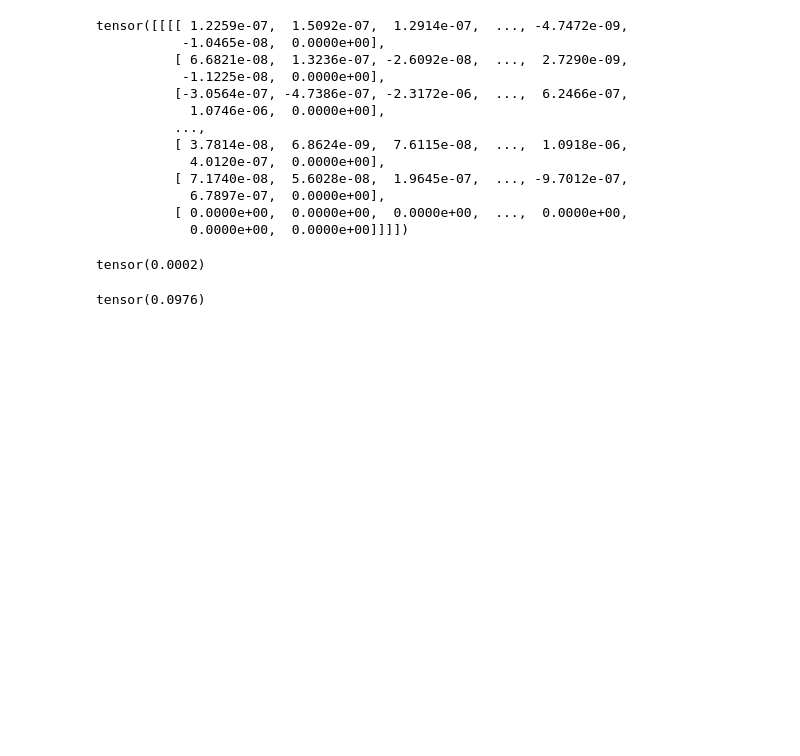
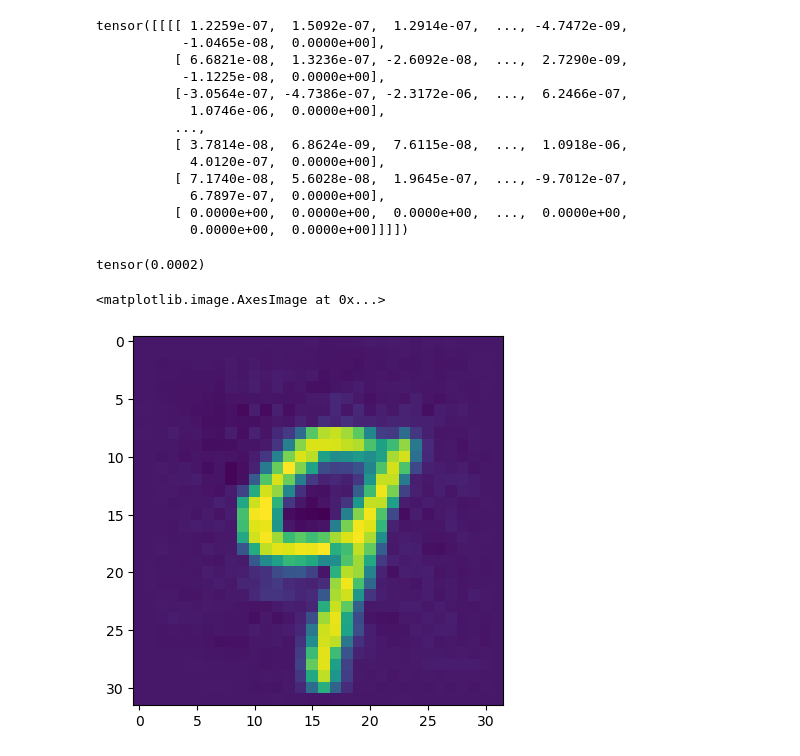
Before and after one commit to TannerAGraves/FW-variants-for-WB-Adversarial-Attacks, a Jupyter notebook: scratch.ipynb, the cells around one changed output. Drawn from its saved outputs; the diff is of its cells as text; code cells hidden in the pictures; blank space fills up the shorter version.

```diff
--- a/scratch.ipynb
+++ b/scratch.ipynb
@@ -15,16 +16,4 @@ plt.title(f"Target: {y}")
 plt.show()
 # %% [output]
 [figure]
-# %%
-
-lenet.optimizer.zero_grad()
-input_tensor = x0.view(1, 1, 32, 32)
-input_tensor.requires_grad_()
-outputs = lenet.model(input)
-loss = lenet.cost(outputs, torch.tensor([y]).to(lenet.device))
-
-# Backward and optimize
-lenet.optimizer.zero_grad()
-loss.backward()
-input_tensor.grad
 # %%
@@ -81,7 +66,8 @@ tensor([[[[ 1.2259e-07,  1.5092e-07,  1.2914e-07,  ..., -4.7472e-09,
           [ 0.0000e+00,  0.0000e+00,  0.0000e+00,  ...,  0.0000e+00,
             0.0000e+00,  0.0000e+00]]]])
 tensor(0.0002)
-# %%
-torch.norm(input_gradient)
-# %% [output]
-tensor(0.0976)
+# %%
+plt.imshow((x0 + 10000*input_gradient).squeeze())
+# %% [output]
+<matplotlib.image.AxesImage at 0x...>
+[figure, added]
```
Also changed, not shown: parts of 7 cells of this notebook, 1 other file.
